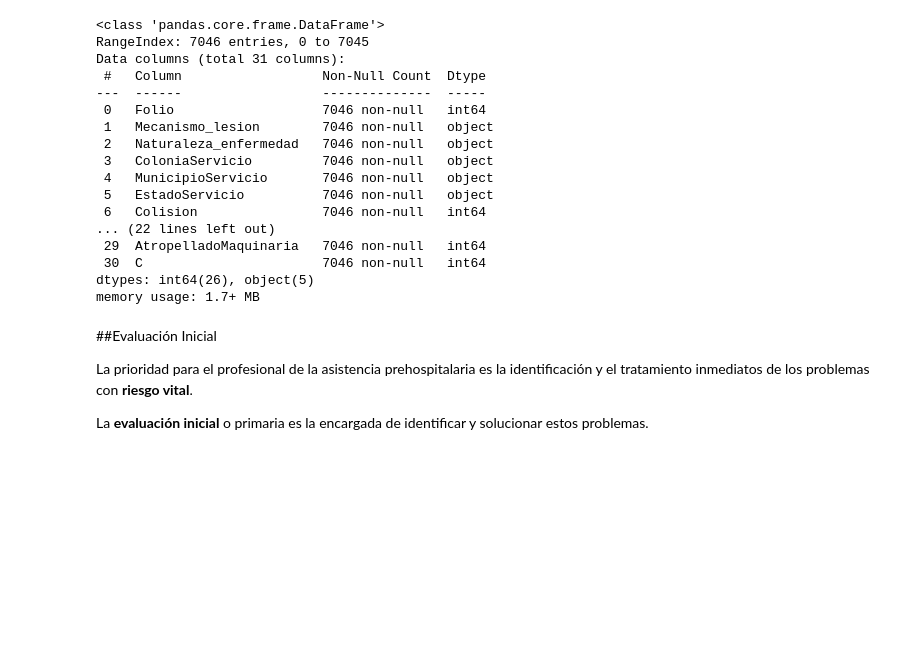
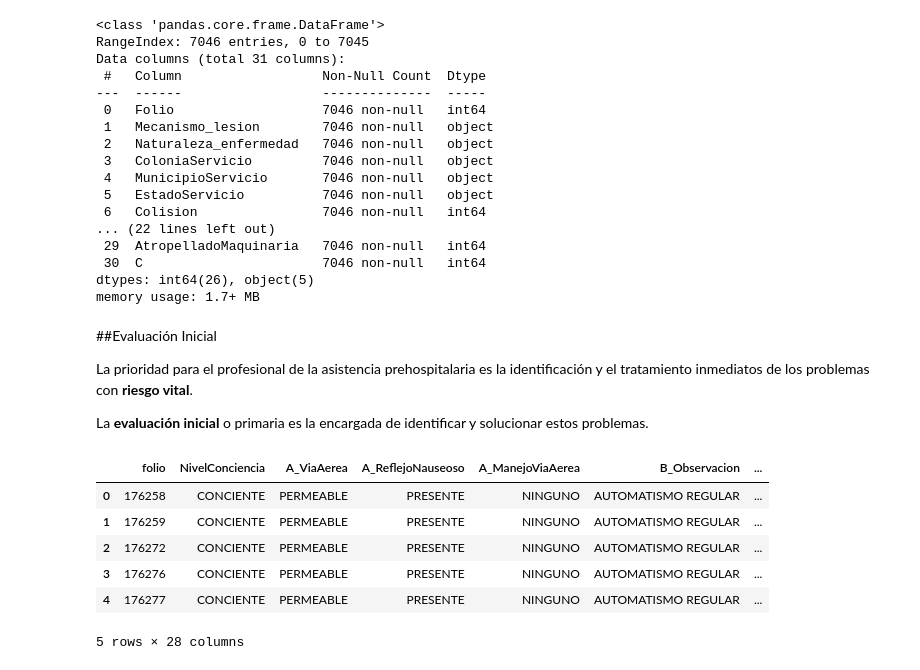
Before and after one commit to eaguilar98/ems_crm, a Jupyter notebook: 01_EDA_EMS.ipynb, the cells around one changed output. Saved outputs shown, nothing was run; the diff lists cells and outputs as text; code cells hidden in the pictures; blank space fills up the shorter version.

```diff
--- a/01_EDA_EMS.ipynb
+++ b/01_EDA_EMS.ipynb
@@ -309,3 +309,13 @@ La prioridad para el profesional de la asistencia prehospitalaria es la identifi
 La **evaluación inicial** o primaria es la encargada de identificar y solucionar estos problemas.
 # %%
 eval_ini_df=pd.read_csv(evaluacion_inicial)
+# %%
+eval_ini_df.head(5)
+# %% [output]
+|  | folio | NivelConciencia | A_ViaAerea | A_ReflejoNauseoso | A_ManejoViaAerea | B_Observacion | ... |
+| 0 | 176258 | CONCIENTE | PERMEABLE | PRESENTE | NINGUNO | AUTOMATISMO REGULAR | ... |
+| 1 | 176259 | CONCIENTE | PERMEABLE | PRESENTE | NINGUNO | AUTOMATISMO REGULAR | ... |
+| 2 | 176272 | CONCIENTE | PERMEABLE | PRESENTE | NINGUNO | AUTOMATISMO REGULAR | ... |
+| 3 | 176276 | CONCIENTE | PERMEABLE | PRESENTE | NINGUNO | AUTOMATISMO REGULAR | ... |
+| 4 | 176277 | CONCIENTE | PERMEABLE | PRESENTE | NINGUNO | AUTOMATISMO REGULAR | ... |
+5 rows × 28 columns
```
Also changed, not shown: parts of 2 cells of this notebook.
